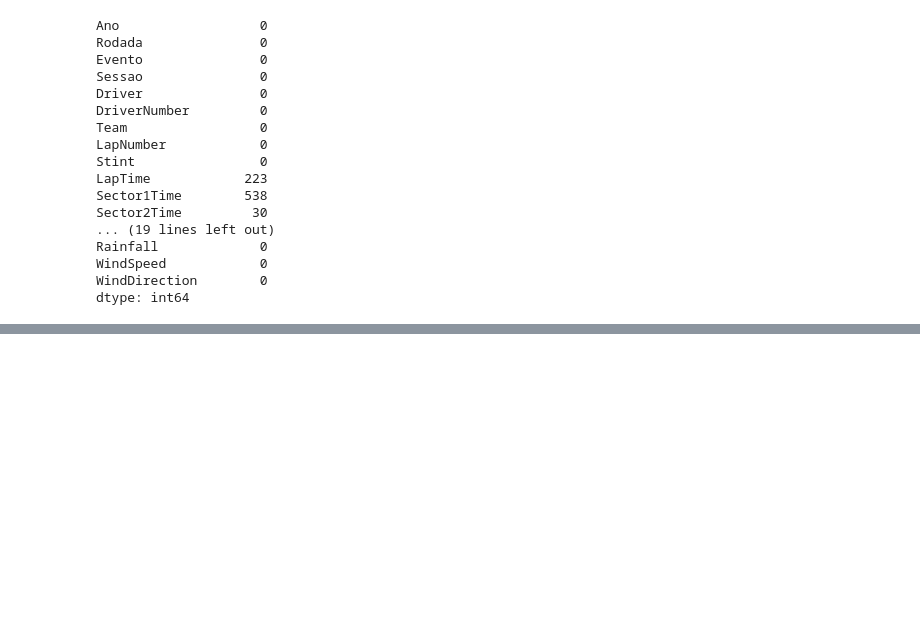
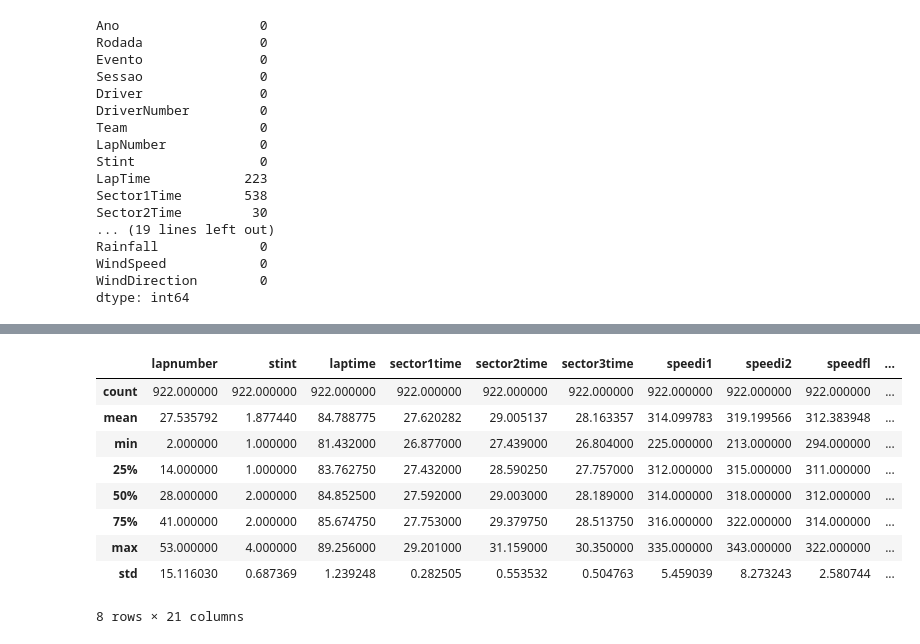
Before and after one commit to GabrielFerreiraAbel/Math-to-models, a Jupyter notebook: myprojects/1.f1-lap-time-prediction/predict-lap-time.ipynb, the cells around one changed output, grey strips where cells are left out. Saved outputs shown, nothing was run; the diff lists cells and outputs as text; code cells hidden in the pictures; blank space fills up the shorter version.

```diff
--- a/myprojects/1.f1-lap-time-prediction/predict-lap-time.ipynb
+++ b/myprojects/1.f1-lap-time-prediction/predict-lap-time.ipynb
@@ -65,0 +246,13 @@ dtype: int64
+# %%
+df_clean_monza.describe()
+# %% [output]
+|  | lapnumber | stint | laptime | sector1time | sector2time | sector3time | speedi1 | speedi2 | speedfl | ... |
+| count | 922.000000 | 922.000000 | 922.000000 | 922.000000 | 922.000000 | 922.000000 | 922.000000 | 922.000000 | 922.000000 | ... |
+| mean | 27.535792 | 1.877440 | 84.788775 | 27.620282 | 29.005137 | 28.163357 | 314.099783 | 319.199566 | 312.383948 | ... |
+| min | 2.000000 | 1.000000 | 81.432000 | 26.877000 | 27.439000 | 26.804000 | 225.000000 | 213.000000 | 294.000000 | ... |
+| 25% | 14.000000 | 1.000000 | 83.762750 | 27.432000 | 28.590250 | 27.757000 | 312.000000 | 315.000000 | 311.000000 | ... |
+| 50% | 28.000000 | 2.000000 | 84.852500 | 27.592000 | 29.003000 | 28.189000 | 314.000000 | 318.000000 | 312.000000 | ... |
+| 75% | 41.000000 | 2.000000 | 85.674750 | 27.753000 | 29.379750 | 28.513750 | 316.000000 | 322.000000 | 314.000000 | ... |
+| max | 53.000000 | 4.000000 | 89.256000 | 29.201000 | 31.159000 | 30.350000 | 335.000000 | 343.000000 | 322.000000 | ... |
+| std | 15.116030 | 0.687369 | 1.239248 | 0.282505 | 0.553532 | 0.504763 | 5.459039 | 8.273243 | 2.580744 | ... |
+8 rows × 21 columns
```
Also changed, not shown: parts of 22 cells of this notebook, 1 other file.
